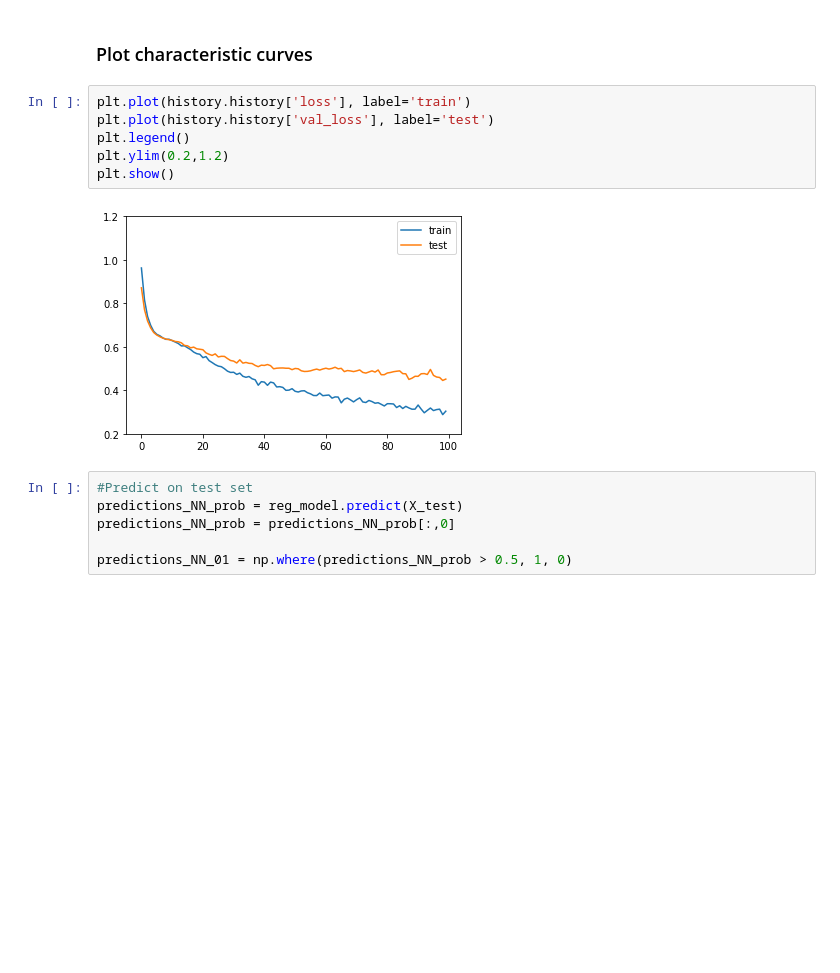
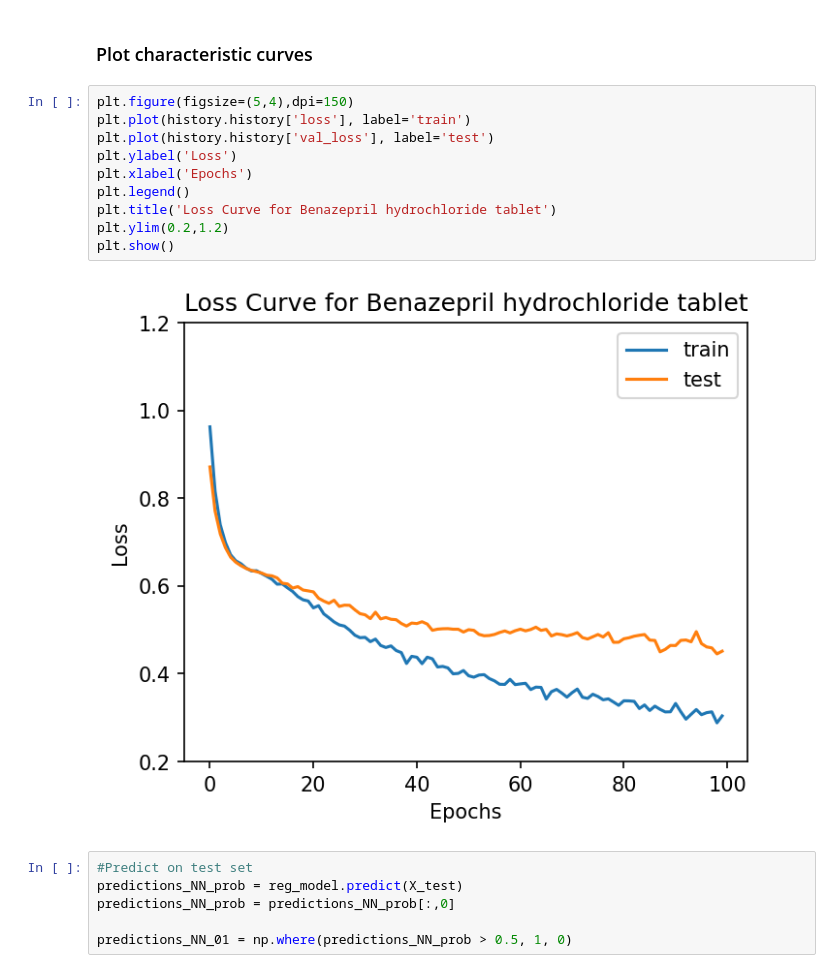
Before and after one commit to Vikram-Shenoy/Computational-Models, a Jupyter notebook: Z_Current/Neural network/Neural_Net - Benazepril .ipynb, the cells around one changed output. Drawn from its saved outputs; the diff is of its cells as text; blank space fills up the shorter version.

```diff
--- a/Z_Current/Neural network/Neural_Net - Benazepril .ipynb
+++ b/Z_Current/Neural network/Neural_Net - Benazepril .ipynb
@@ -158,13 +158,17 @@ weighted avg       0.87      0.86      0.86       628
 # %% [markdown]
 ### Plot characteristic curves
 # %%
+plt.figure(figsize=(5,4),dpi=150)
 plt.plot(history.history['loss'], label='train')
 plt.plot(history.history['val_loss'], label='test')
+plt.ylabel('Loss')
+plt.xlabel('Epochs')
 plt.legend()
+plt.title('Loss Curve for Benazepril hydrochloride tablet')
 plt.ylim(0.2,1.2)
 plt.show()
 # %% [output]
-[figure, old version]
+[figure, new version]
 # %%
 #Predict on test set
 predictions_NN_prob = reg_model.predict(X_test)
```
Also changed, not shown: parts of 2 cells of this notebook, 12 other files.
